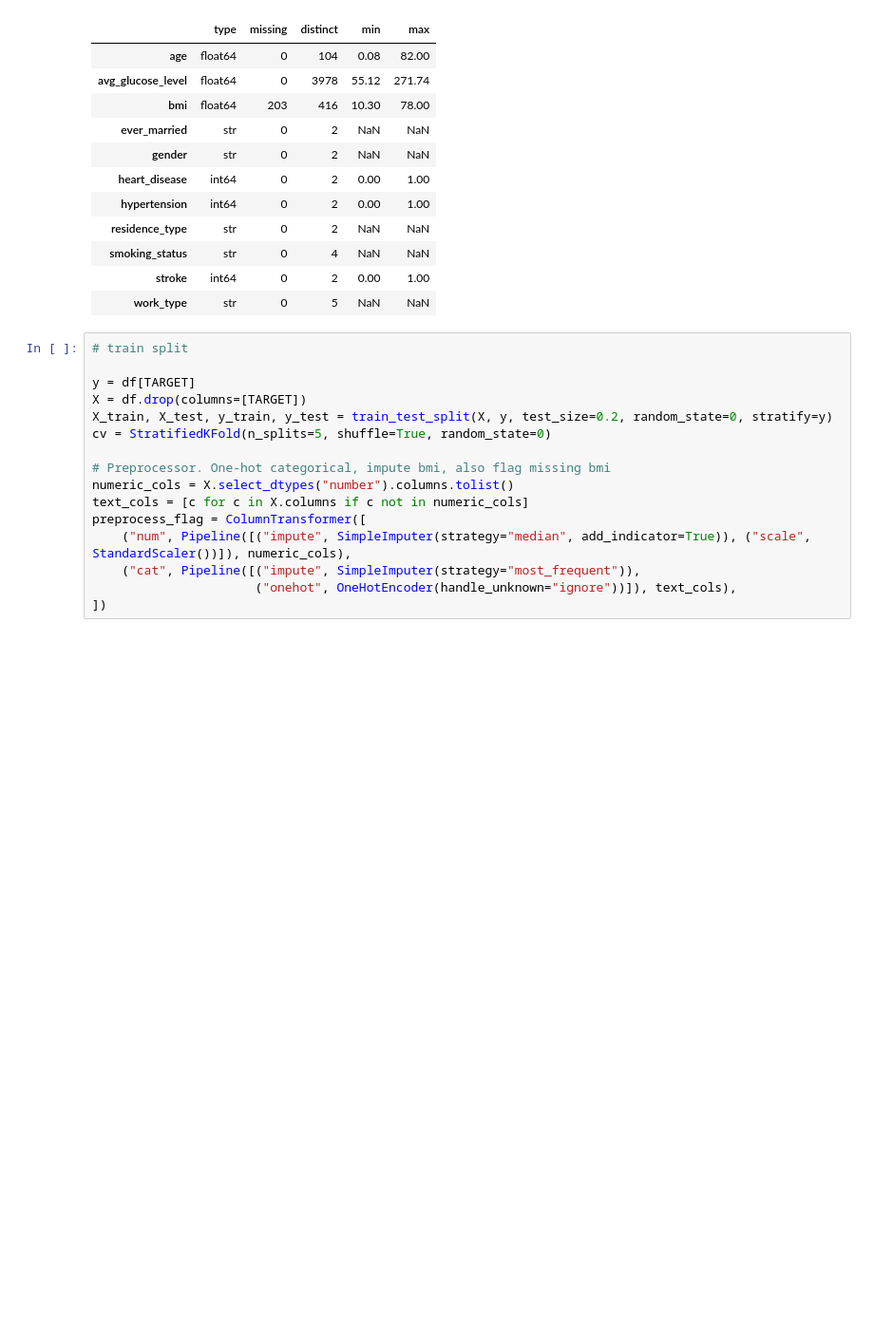
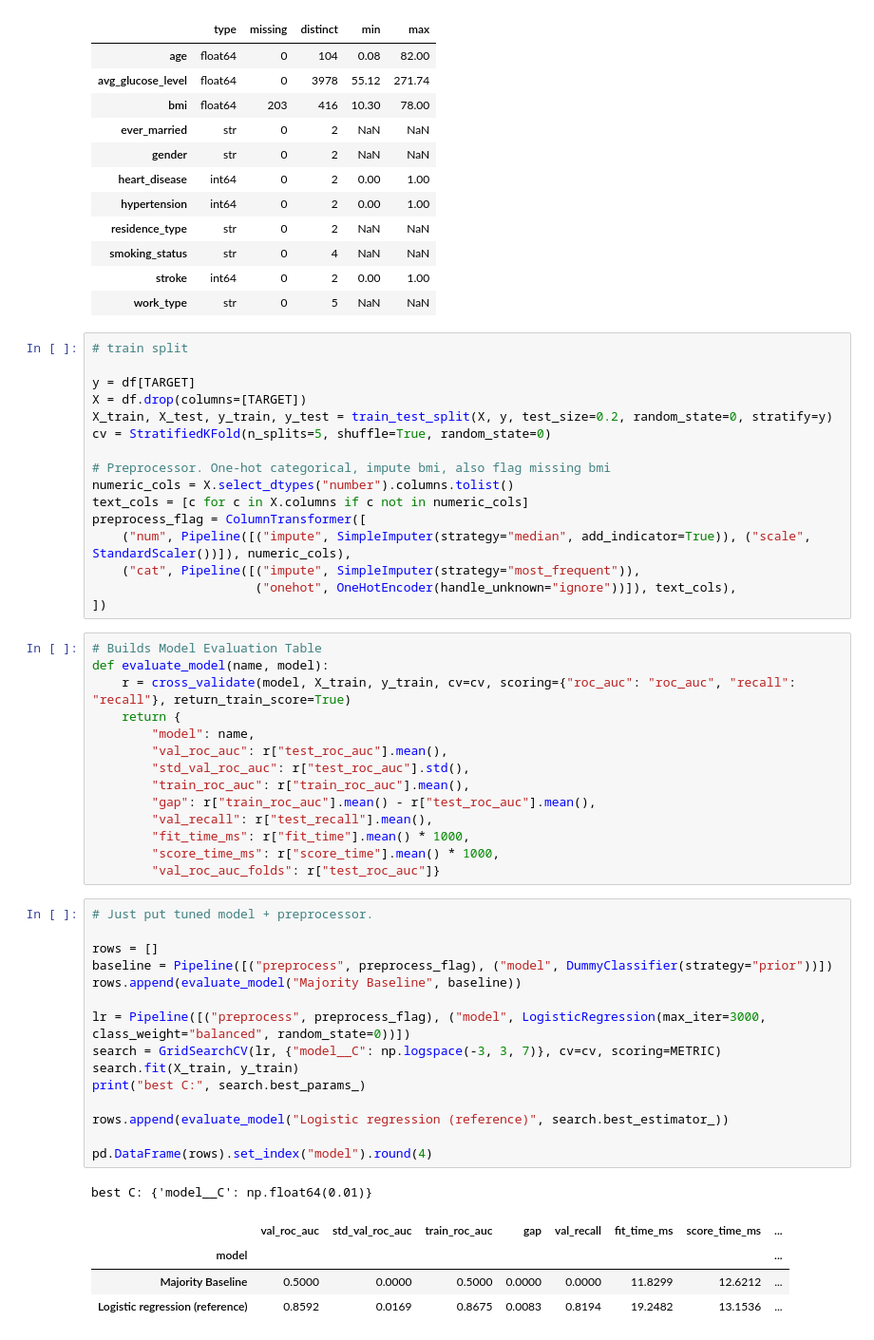
Before and after one commit to Lightfoot7/A.I.-Best-Team, a Jupyter notebook: Main (2).ipynb, the cells around one changed output. Shown at 95% size. Cells and saved outputs as stored; diff of their text form; blank space fills up the shorter version.

Commit message:
Model evaluation function (main) + updated preliminary results

```diff
--- a/Main (2).ipynb
+++ b/Main (2).ipynb
@@ -657,3 +659,38 @@ preprocess_flag = ColumnTransformer([
     ("cat", Pipeline([("impute", SimpleImputer(strategy="most_frequent")),
                       ("onehot", OneHotEncoder(handle_unknown="ignore"))]), text_cols),
 ])
+# %%
+# Builds Model Evaluation Table
+def evaluate_model(name, model):
+    r = cross_validate(model, X_train, y_train, cv=cv, scoring={"roc_auc": "roc_auc", "recall": "recall"}, return_train_score=True)
+    return {
+        "model": name,
+        "val_roc_auc": r["test_roc_auc"].mean(),
+        "std_val_roc_auc": r["test_roc_auc"].std(),
+        "train_roc_auc": r["train_roc_auc"].mean(),
+        "gap": r["train_roc_auc"].mean() - r["test_roc_auc"].mean(),
+        "val_recall": r["test_recall"].mean(),
+        "fit_time_ms": r["fit_time"].mean() * 1000,
+        "score_time_ms": r["score_time"].mean() * 1000,
+        "val_roc_auc_folds": r["test_roc_auc"]}
+# %%
+# Just put tuned model + preprocessor.
+
+rows = []
+baseline = Pipeline([("preprocess", preprocess_flag), ("model", DummyClassifier(strategy="prior"))])
+rows.append(evaluate_model("Majority Baseline", baseline))
+
+lr = Pipeline([("preprocess", preprocess_flag), ("model", LogisticRegression(max_iter=3000, class_weight="balanced", random_state=0))])
+search = GridSearchCV(lr, {"model__C": np.logspace(-3, 3, 7)}, cv=cv, scoring=METRIC)
+search.fit(X_train, y_train)
+print("best C:", search.best_params_)
+
+rows.append(evaluate_model("Logistic regression (reference)", search.best_estimator_))
+
+pd.DataFrame(rows).set_index("model").round(4)
+# %% [output]
+best C: {'model__C': np.float64(0.01)}
+|  | val_roc_auc | std_val_roc_auc | train_roc_auc | gap | val_recall | fit_time_ms | score_time_ms | ... |
+| model |  |  |  |  |  |  |  | ... |
+| Majority Baseline | 0.5000 | 0.0000 | 0.5000 | 0.0000 | 0.0000 | 11.8299 | 12.6212 | ... |
+| Logistic regression (reference) | 0.8592 | 0.0169 | 0.8675 | 0.0083 | 0.8194 | 19.2482 | 13.1536 | ... |
```
Also changed, not shown: parts of 1 cell of this notebook, 1 other file.
